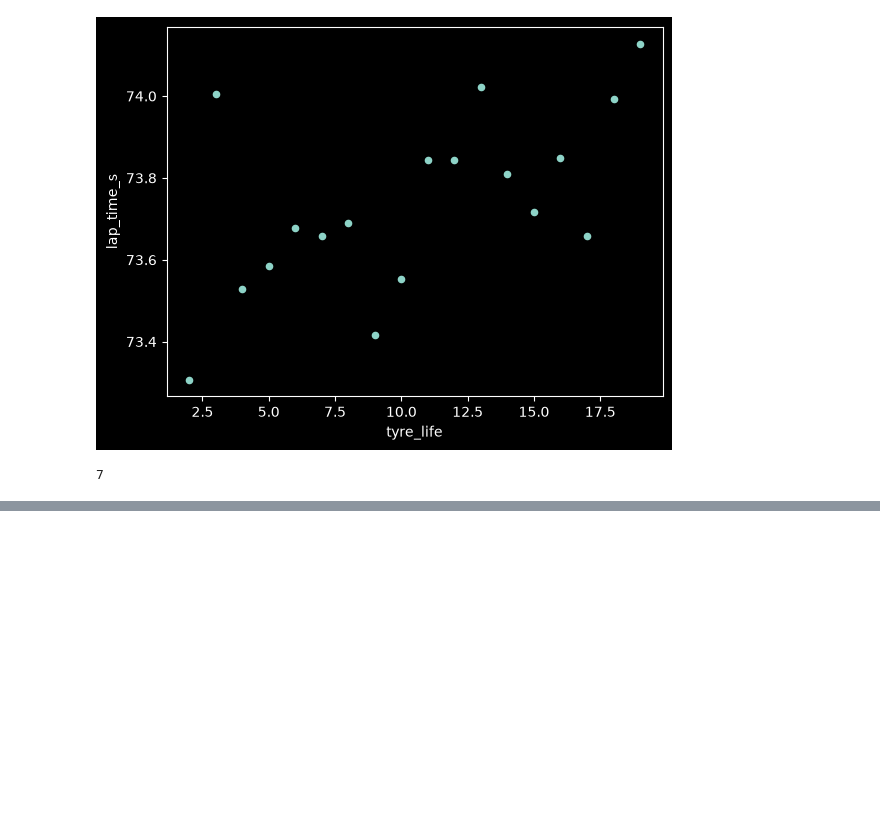
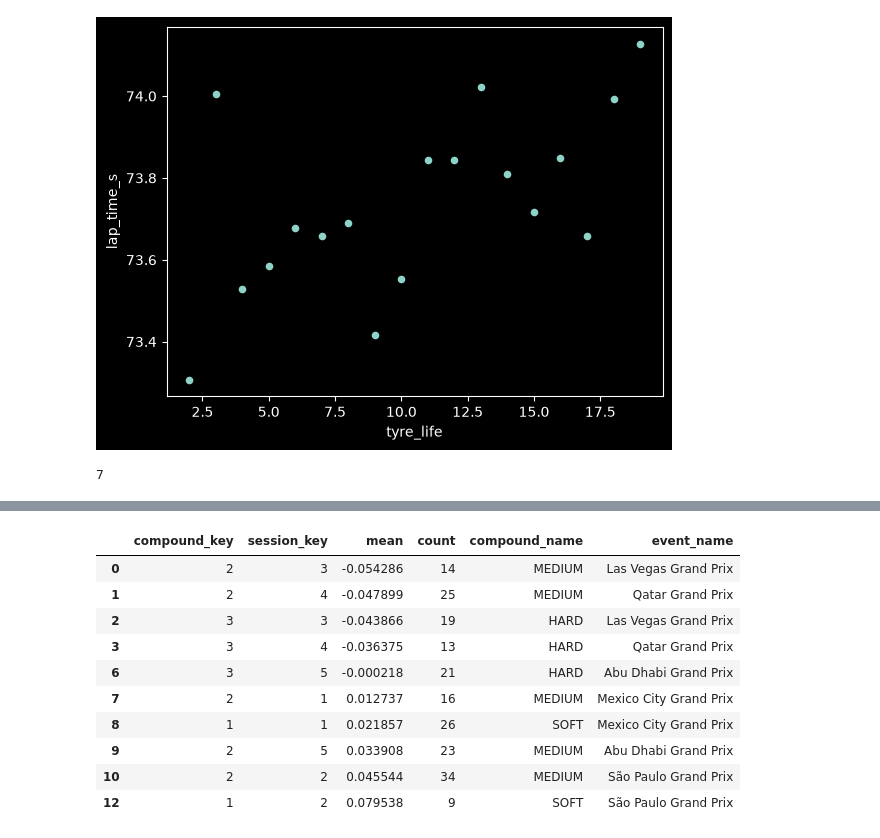
Before and after one commit to Albuqr/f1-lakehouse, a Jupyter notebook: analysis.ipynb, the cells around one changed output, grey strips where cells are left out. Saved outputs shown, nothing was run; the diff lists cells and outputs as text; code cells hidden in the pictures; blank space fills up the shorter version.

```diff
--- a/analysis.ipynb
+++ b/analysis.ipynb
@@ -194,0 +364,18 @@ len(ver2)
+# %%
+stintscheck = stintscheck.merge(dim_compound[["compound_key","compound_name"]], on="compound_key", how="left")
+stintscheck = stintscheck.merge(dim_session[["session_key","event_name"]], on="session_key", how="left")
+stintscheck = stintscheck[stintscheck['count'] >= 5]
+
+stintscheck
+# %% [output]
+|  | compound_key | session_key | mean | count | compound_name | event_name |
+| 0 | 2 | 3 | -0.054286 | 14 | MEDIUM | Las Vegas Grand Prix |
+| 1 | 2 | 4 | -0.047899 | 25 | MEDIUM | Qatar Grand Prix |
+| 2 | 3 | 3 | -0.043866 | 19 | HARD | Las Vegas Grand Prix |
+| 3 | 3 | 4 | -0.036375 | 13 | HARD | Qatar Grand Prix |
+| 6 | 3 | 5 | -0.000218 | 21 | HARD | Abu Dhabi Grand Prix |
+| 7 | 2 | 1 | 0.012737 | 16 | MEDIUM | Mexico City Grand Prix |
+| 8 | 1 | 1 | 0.021857 | 26 | SOFT | Mexico City Grand Prix |
+| 9 | 2 | 5 | 0.033908 | 23 | MEDIUM | Abu Dhabi Grand Prix |
+| 10 | 2 | 2 | 0.045544 | 34 | MEDIUM | São Paulo Grand Prix |
+| 12 | 1 | 2 | 0.079538 | 9 | SOFT | São Paulo Grand Prix |
```
Also changed, not shown: parts of 13 cells of this notebook, 1 other file.
